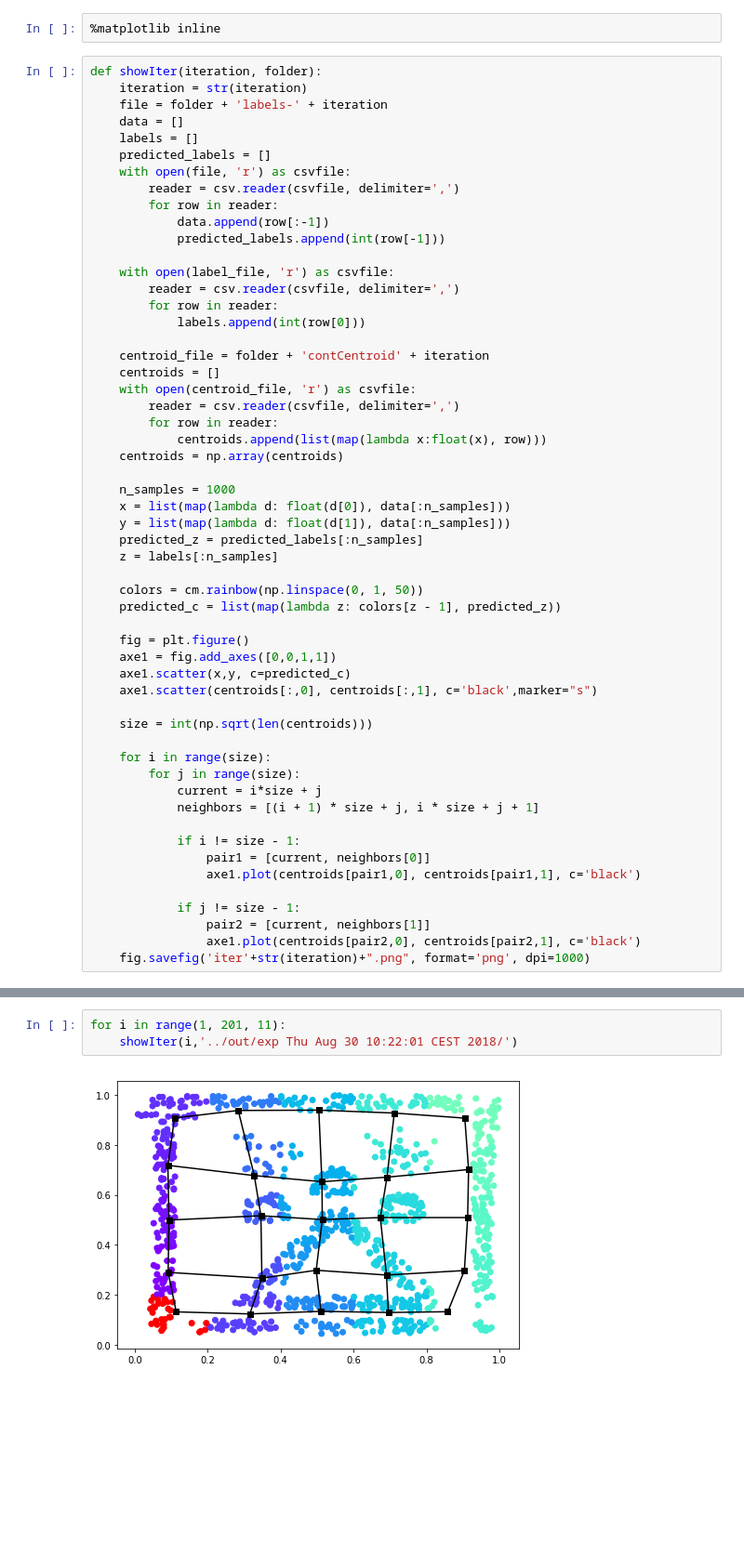
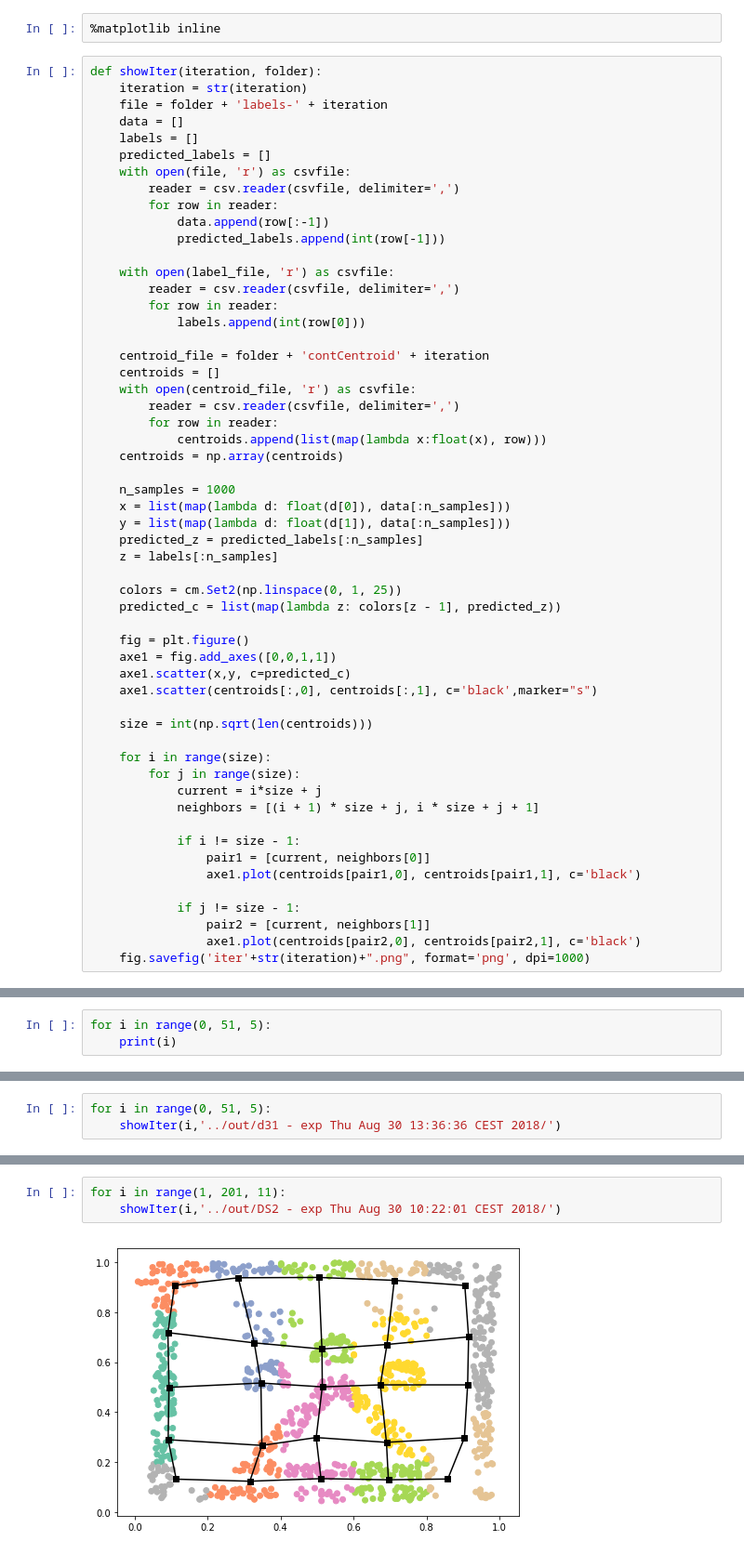
Before and after one commit to anhquancao/Probabilistic-Mixed-Topological-Map-for-Categorical-and-Continuous-Data, a Jupyter notebook: python visual/visual 2.ipynb, the cells around one changed output, grey strips where cells are left out. Shown at 93% size. Drawn from its saved outputs; the diff is of its cells as text; blank space fills up the shorter version.

```diff
--- a/python visual/visual 2.ipynb
+++ b/python visual/visual 2.ipynb
@@ -38,7 +38,7 @@ def showIter(iteration, folder):
     predicted_z = predicted_labels[:n_samples]
     z = labels[:n_samples]
 
-    colors = cm.rainbow(np.linspace(0, 1, 50))
+    colors = cm.Set2(np.linspace(0, 1, 25))
     predicted_c = list(map(lambda z: colors[z - 1], predicted_z))
 
     fig = plt.figure()
@@ -67,0 +68,3 @@ showIter(50,'../out/exp Thu Aug 30 13:36:36 CEST 2018/')
+# %%
+for i in range(0, 51, 5):
+    print(i)
@@ -67,0 +83,3 @@ showIter(50,'../out/exp Thu Aug 30 13:36:36 CEST 2018/')
+# %%
+for i in range(0, 51, 5):
+    showIter(i,'../out/d31 - exp Thu Aug 30 13:36:36 CEST 2018/')
@@ -68,5 +98,5 @@ showIter(50,'../out/exp Thu Aug 30 13:36:36 CEST 2018/')
 # %%
 for i in range(1, 201, 11):
-    showIter(i,'../out/exp Thu Aug 30 10:22:01 CEST 2018/')
+    showIter(i,'../out/DS2 - exp Thu Aug 30 10:22:01 CEST 2018/')
 # %% [output]
-[figure, old version]
+[figure, new version]
```
Also changed, not shown: parts of 6 cells of this notebook, 35 other files.
